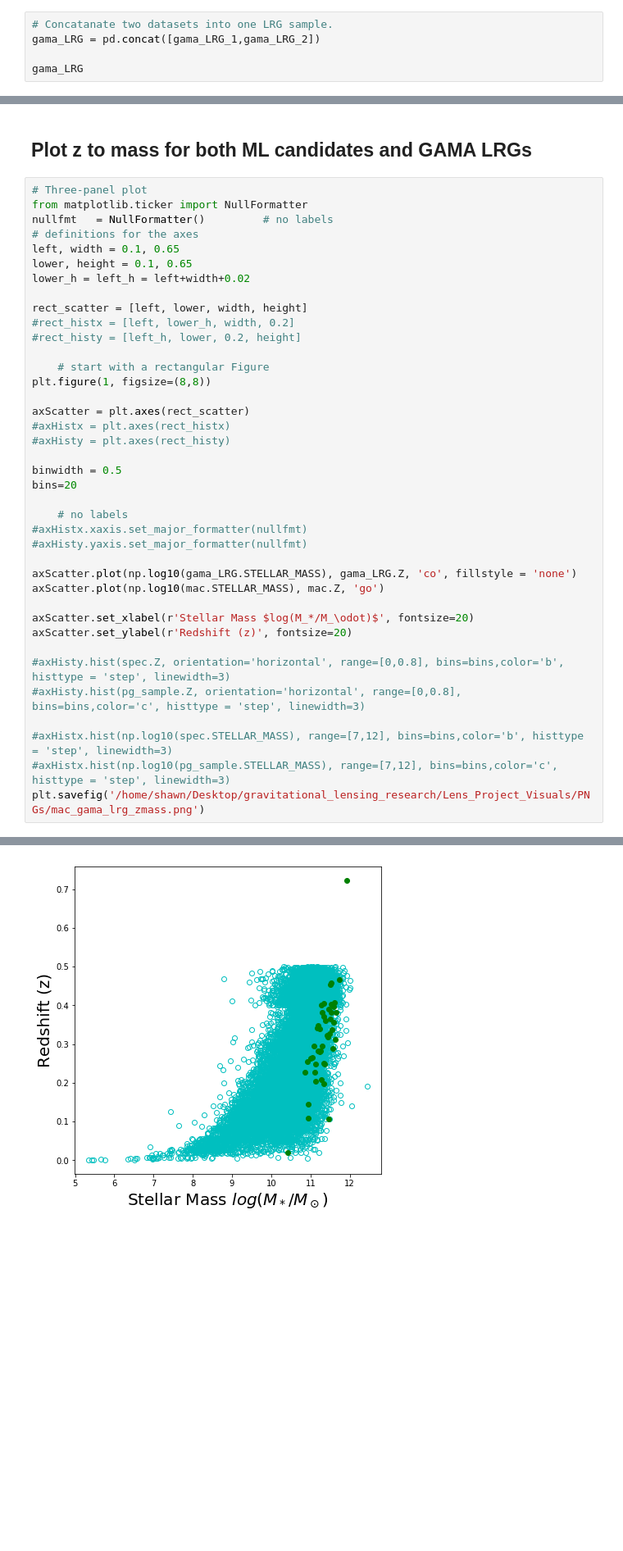
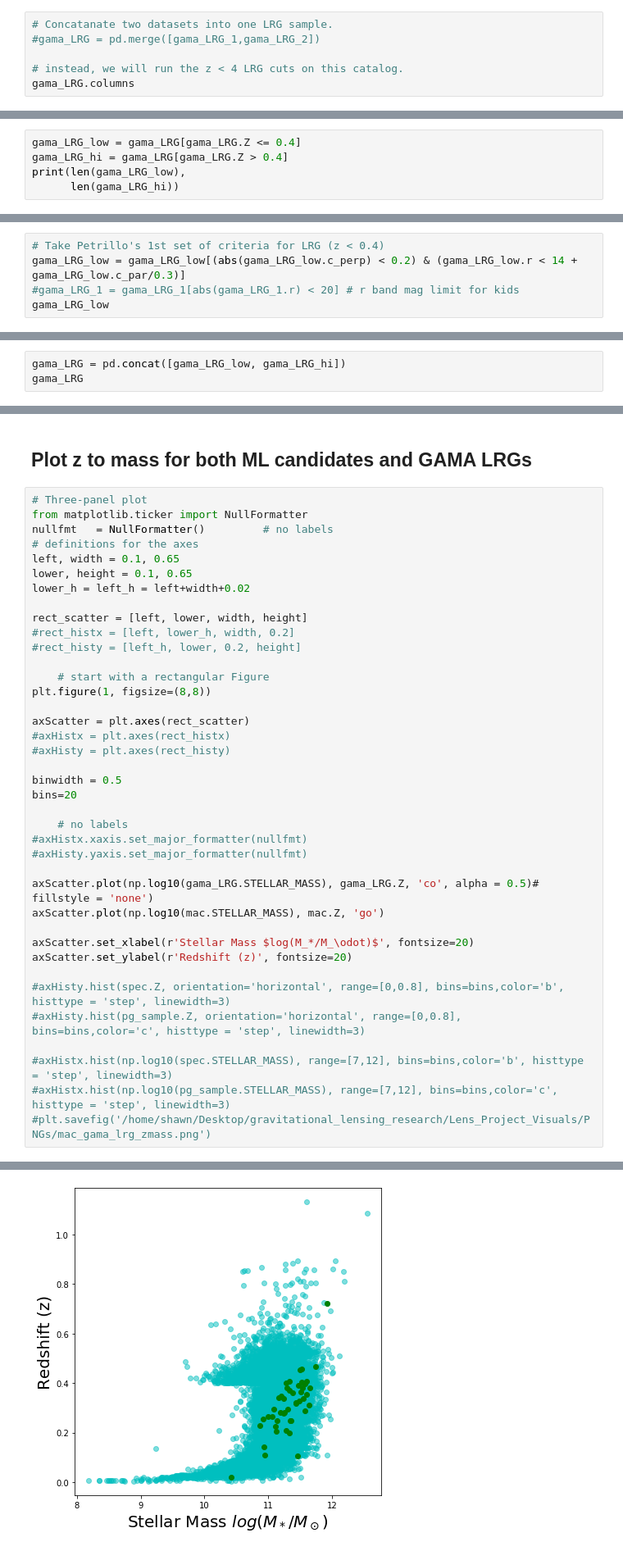
Before and after one commit to shawnknabel/lens_methods, a Jupyter notebook: Notebook_Files/KS_tests/K-S_tests_Mac_032020.ipynb, the cells around one changed output, grey strips where cells are left out. Shown: that part at 82% size. Cells and saved outputs as stored; diff of their text form; blank space fills up the shorter version.

```diff
--- a/Notebook_Files/KS_tests/K-S_tests_Mac_032020.ipynb
+++ b/Notebook_Files/KS_tests/K-S_tests_Mac_032020.ipynb
@@ -289,6 +415,7 @@ gama_LRG_2 = gama[(2*gama.Reff_r > 0.65) & (gama.Reff_r < 100) & (gama.Z > 0.4)
 # %%
 # Concatanate two datasets into one LRG sample.
-gama_LRG = pd.concat([gama_LRG_1,gama_LRG_2])
+#gama_LRG = pd.merge([gama_LRG_1,gama_LRG_2])
 
-gama_LRG
+# instead, we will run the z < 4 LRG cuts on this catalog.
+gama_LRG.columns
 # %% [output]
@@ -317,0 +425,5 @@ To retain the current behavior and silence the warning, pass 'sort=True'.
+# %%
+gama_LRG_low = gama_LRG[gama_LRG.Z <= 0.4]
+gama_LRG_hi = gama_LRG[gama_LRG.Z > 0.4]
+print(len(gama_LRG_low),
+      len(gama_LRG_hi))
@@ -317,0 +432,5 @@ To retain the current behavior and silence the warning, pass 'sort=True'.
+# %%
+# Take Petrillo's 1st set of criteria for LRG (z < 0.4)
+gama_LRG_low = gama_LRG_low[(abs(gama_LRG_low.c_perp) < 0.2) & (gama_LRG_low.r < 14 + gama_LRG_low.c_par/0.3)]
+#gama_LRG_1 = gama_LRG_1[abs(gama_LRG_1.r) < 20] # r band mag limit for kids
+gama_LRG_low
@@ -317,0 +451,3 @@ To retain the current behavior and silence the warning, pass 'sort=True'.
+# %%
+gama_LRG = pd.concat([gama_LRG_low, gama_LRG_hi])
+gama_LRG
@@ -344,7 +494,7 @@ bins=20
 #axHistx.xaxis.set_major_formatter(nullfmt)
 #axHisty.yaxis.set_major_formatter(nullfmt)
 
-axScatter.plot(np.log10(gama_LRG.STELLAR_MASS), gama_LRG.Z, 'co', fillstyle = 'none')
+axScatter.plot(np.log10(gama_LRG.STELLAR_MASS), gama_LRG.Z, 'co', alpha = 0.5)# fillstyle = 'none')
 axScatter.plot(np.log10(mac.STELLAR_MASS), mac.Z, 'go')
 
 axScatter.set_xlabel(r'Stellar Mass $log(M_*/M_\odot)$', fontsize=20)
@@ -355,5 +505,5 @@ axScatter.set_ylabel(r'Redshift (z)', fontsize=20)
 
 #axHistx.hist(np.log10(spec.STELLAR_MASS), range=[7,12], bins=bins,color='b', histtype = 'step', linewidth=3)
 #axHistx.hist(np.log10(pg_sample.STELLAR_MASS), range=[7,12], bins=bins,color='c', histtype = 'step', linewidth=3)
-plt.savefig('/home/shawn/Desktop/gravitational_lensing_research/Lens_Project_Visuals/PNGs/mac_gama_lrg_zmass.png')
+#plt.savefig('/home/shawn/Desktop/gravitational_lensing_research/Lens_Project_Visuals/PNGs/mac_gama_lrg_zmass.png')
 # %% [output]
@@ -360,4 +511,4 @@ plt.savefig('/home/shawn/Desktop/gravitational_lensing_research/Lens_Project_Vis
-[figure, old version]
+[figure, new version]
 # %% [markdown]
 # K-S Tests of z and M*
 # %%
```
Also changed, not shown: parts of 28 cells of this notebook, 36 other files.
